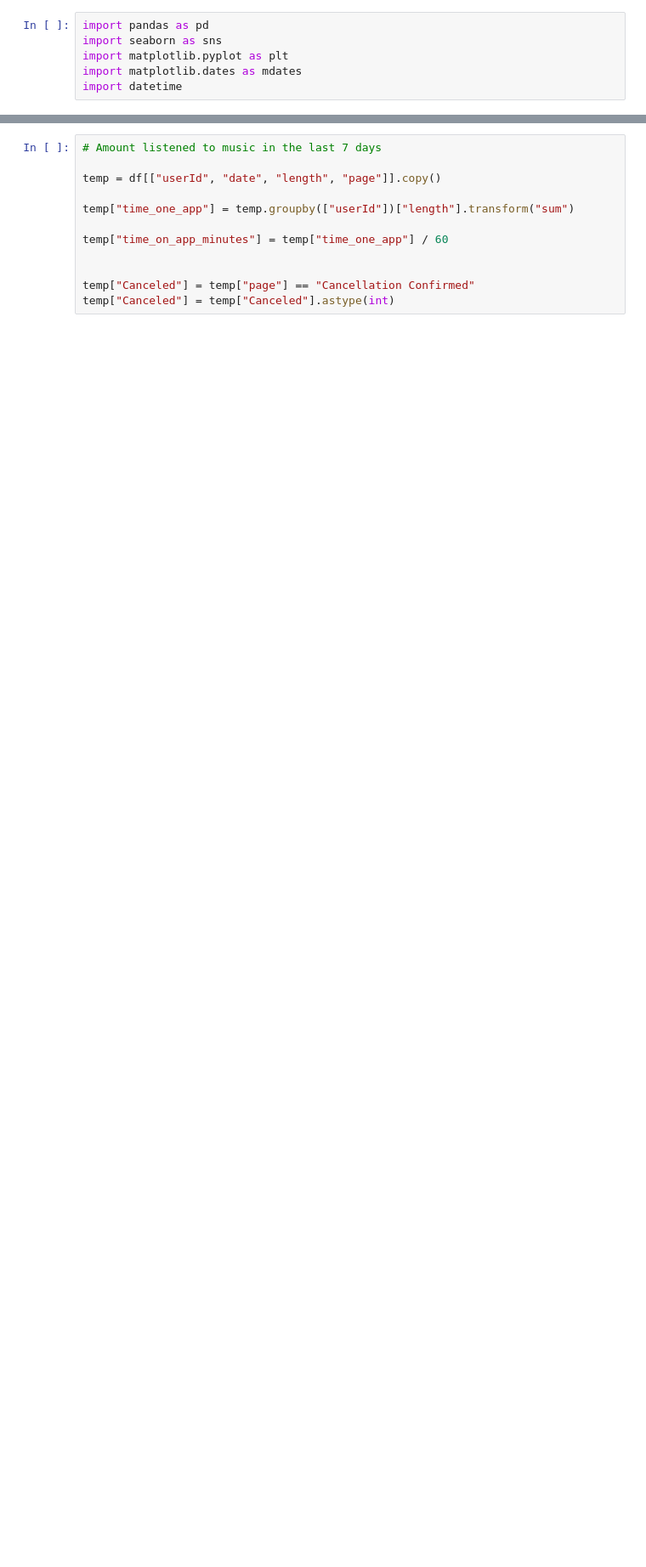
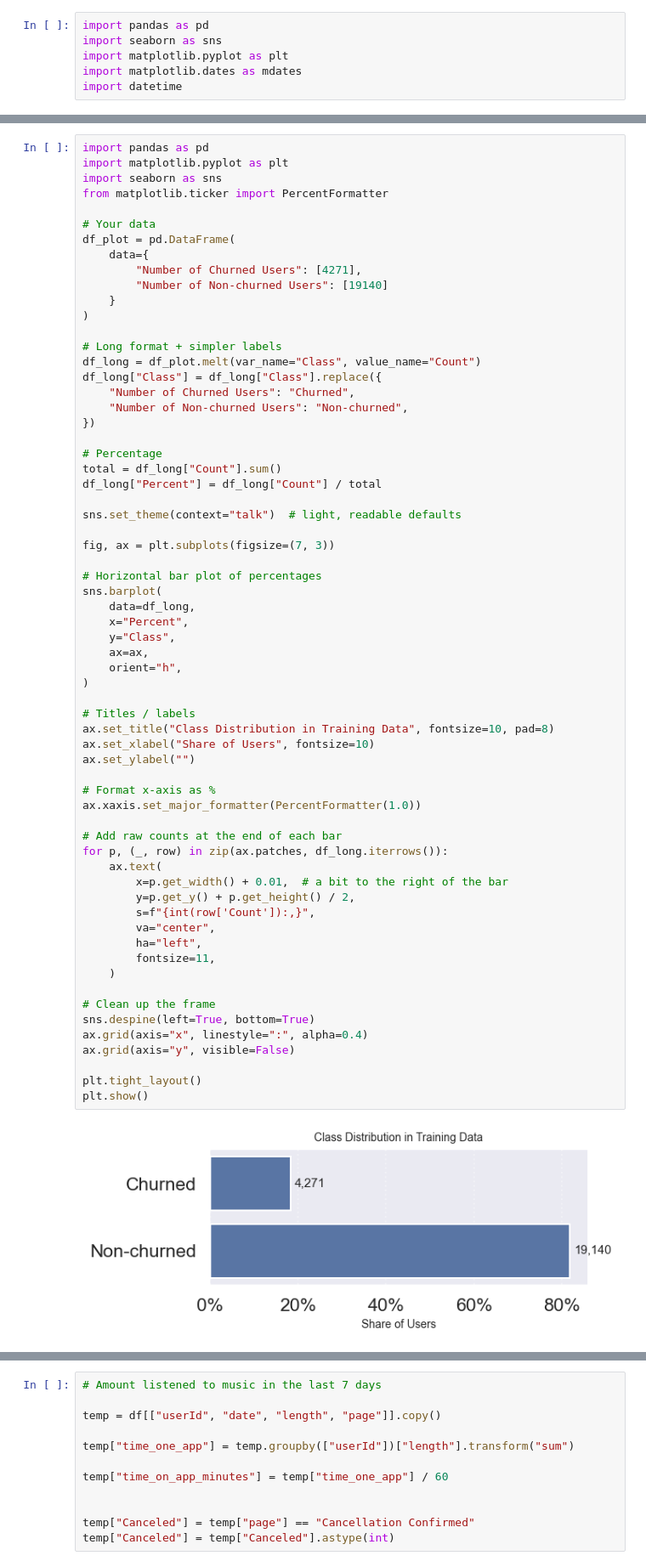
Before and after one commit to aaron3636/kaggle_churn_challenge, a Jupyter notebook: src/sandbox/Carl/a_new_beginning.ipynb, the cells around one changed output, grey strips where cells are left out. Shown at 85% size. Drawn from its saved outputs; the diff is of its cells as text; blank space fills up the shorter version.

```diff
--- a/src/sandbox/Carl/a_new_beginning.ipynb
+++ b/src/sandbox/Carl/a_new_beginning.ipynb
@@ -50,0 +85,66 @@ df["day_of_week"] = df["time"].dt.day_of_week + 1
+# %%
+import pandas as pd
+import matplotlib.pyplot as plt
+import seaborn as sns
+from matplotlib.ticker import PercentFormatter
+
+# Your data
+df_plot = pd.DataFrame(
+    data={
+        "Number of Churned Users": [4271],
+        "Number of Non-churned Users": [19140]
+    }
+)
+
+# Long format + simpler labels
+df_long = df_plot.melt(var_name="Class", value_name="Count")
+df_long["Class"] = df_long["Class"].replace({
+    "Number of Churned Users": "Churned",
+    "Number of Non-churned Users": "Non-churned",
+})
+
+# Percentage
+total = df_long["Count"].sum()
+df_long["Percent"] = df_long["Count"] / total
+
+sns.set_theme(context="talk")  # light, readable defaults
+
+fig, ax = plt.subplots(figsize=(7, 3))
+
+# Horizontal bar plot of percentages
+sns.barplot(
+    data=df_long,
+    x="Percent",
+    y="Class",
+    ax=ax,
+    orient="h",
+)
+
+# Titles / labels
+ax.set_title("Class Distribution in Training Data", fontsize=10, pad=8)
+ax.set_xlabel("Share of Users", fontsize=10)
+ax.set_ylabel("")
+
+# Format x-axis as %
+ax.xaxis.set_major_formatter(PercentFormatter(1.0))
+
+# Add raw counts at the end of each bar
+for p, (_, row) in zip(ax.patches, df_long.iterrows()):
+    ax.text(
+        x=p.get_width() + 0.01,  # a bit to the right of the bar
+        y=p.get_y() + p.get_height() / 2,
+        s=f"{int(row['Count']):,}",
+        va="center",
+        ha="left",
+        fontsize=11,
+    )
+
+# Clean up the frame
+sns.despine(left=True, bottom=True)
+ax.grid(axis="x", linestyle=":", alpha=0.4)
+ax.grid(axis="y", visible=False)
+
+plt.tight_layout()
+plt.show()
+# %% [output]
+[figure, added]
```
Also changed, not shown: parts of 30 cells of this notebook, 25 other files.
